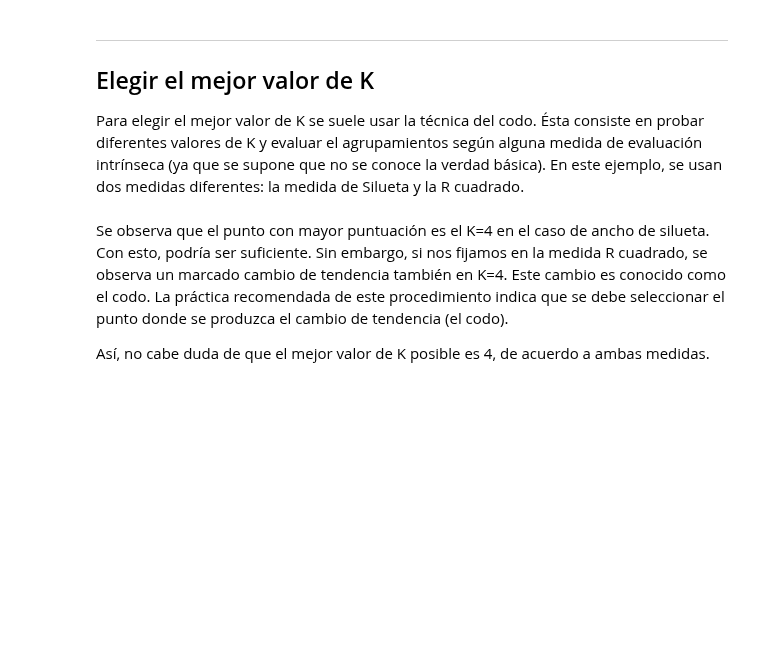
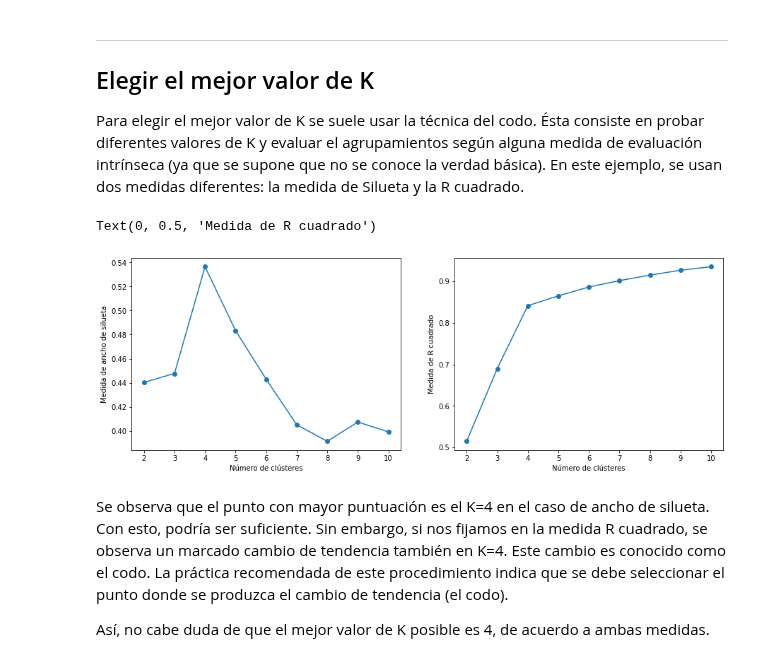
Before and after one commit to GZabalaG/AIMaster, a Jupyter notebook: Not_Supervised/N1_1_Métodos_de_clustering_basados_en_particiones.ipynb, the cells around one changed output. Saved outputs shown, nothing was run; the diff lists cells and outputs as text; code cells hidden in the pictures; blank space fills up the shorter version.

```diff
--- a/Not_Supervised/N1_1_Métodos_de_clustering_basados_en_particiones.ipynb
+++ b/Not_Supervised/N1_1_Métodos_de_clustering_basados_en_particiones.ipynb
@@ -368,34 +419,37 @@ Para elegir el mejor valor de K se suele usar la técnica del codo. Ésta consis
 from sklearn.metrics import silhouette_score
 
 def medida_R_cuadrado(X, Xyp, cXs):
     centros_dataset = np.mean(X,axis=0)
     n_clusters = np.sort(np.unique(Xyp))
     distancia_a_centros_dataset = np.sum((X-centros_dataset)**2)
     distancias_intracluster = np.zeros(n_clusters.size)
     for k in np.arange(n_clusters.size):
         distancias_intracluster[k] = np.sum((X[Xyp==n_clusters[k], :] - cXs[n_clusters[k], :])**2)
     distancia_intracluster = np.sum(distancias_intracluster)
     # P6
-    return ## P6. Tu código aquí ##
+    return (distancia_a_centros_dataset - distancia_intracluster) / distancia_a_centros_dataset
 
 rsilueta = np.zeros(9)
 rrsquare = np.zeros(9)
 for k in np.arange(2,11):
     modelo = KMeans(n_clusters=k, random_state=2)
     modelo = modelo.fit(Dx)
     Dyp_sk = modelo.predict(Dx)
     cDx_sk = modelo.cluster_centers_
     rsilueta[k-2] = silhouette_score(Dx, Dyp_sk)
     rrsquare[k-2] = medida_R_cuadrado(Dx, Dyp_sk, cDx_sk)
 
 fig, ax = plt.subplots(1,2, figsize=(15,5))
 ax[0].plot( np.arange(2,11),rsilueta, linestyle='-', marker='o')
 ax[0].set_xlabel("Número de clústeres")
 ax[0].set_ylabel("Medida de ancho de silueta")
 
 ax[1].plot( np.arange(2,11),rrsquare, linestyle='-', marker='o')
 ax[1].set_xlabel("Número de clústeres")
 ax[1].set_ylabel("Medida de R cuadrado")
+# %% [output]
+Text(0, 0.5, 'Medida de R cuadrado')
+[figure, added]
 # %% [markdown]
 Se observa que el punto con mayor puntuación es el K=4 en el caso de ancho de silueta. Con esto, podría ser suficiente. Sin embargo, si nos fijamos en la medida R cuadrado, se observa un marcado cambio de tendencia también en K=4. Este cambio es conocido como el codo. La práctica recomendada de este procedimiento indica que se debe seleccionar el punto donde se produzca el cambio de tendencia (el codo).
 
```
Also changed, not shown: parts of 13 cells of this notebook.
